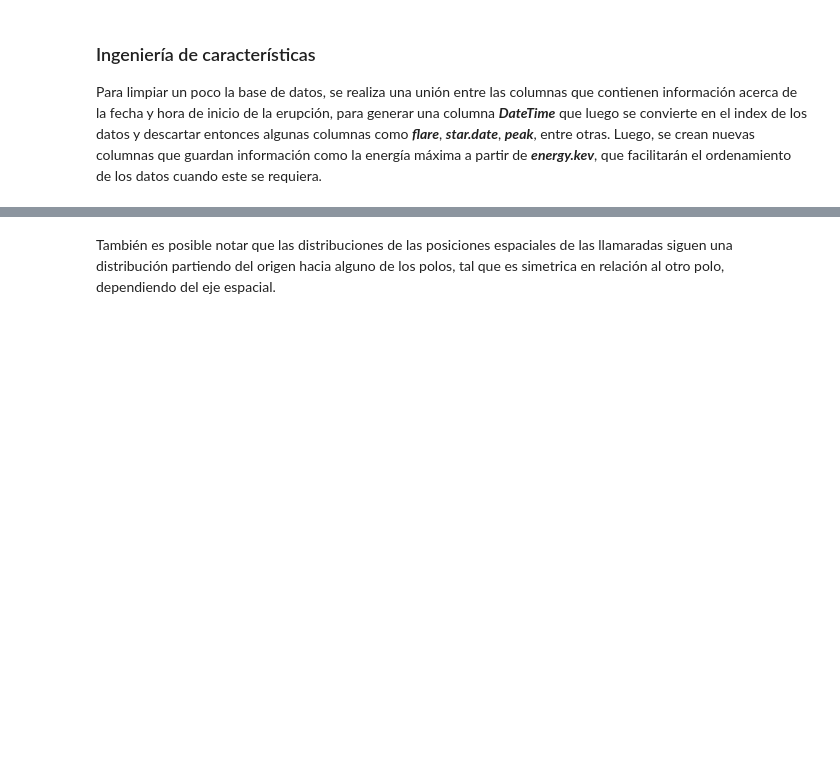
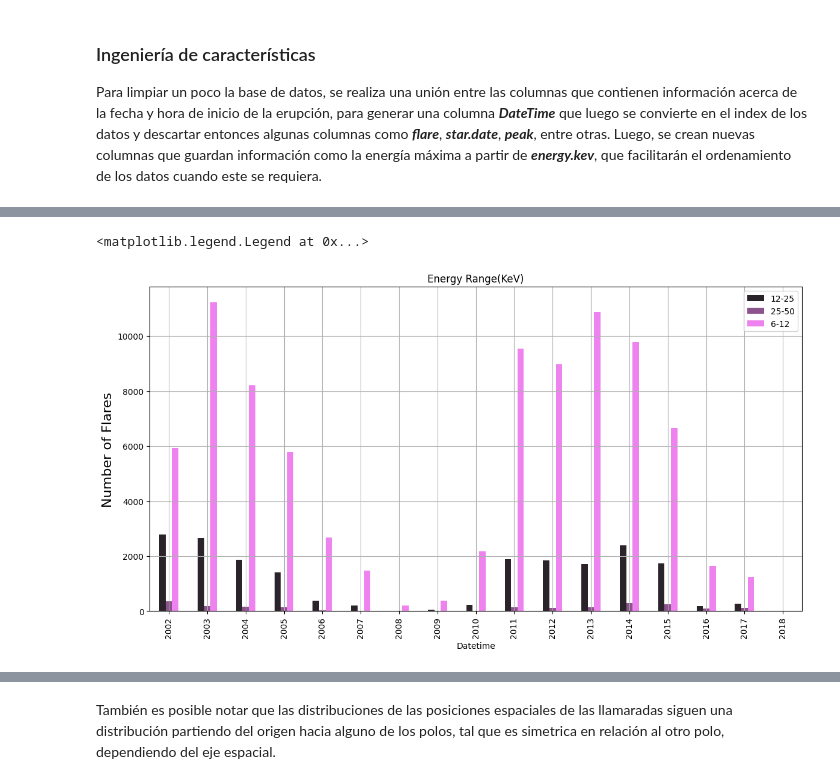
Before and after one commit to Exploratory-Data-Analiysis/Exam_1, a Jupyter notebook: ML_SolarFlares.ipynb, the cells around one changed output, grey strips where cells are left out. Saved outputs shown, nothing was run; the diff lists cells and outputs as text; code cells hidden in the pictures; blank space fills up the shorter version.

```diff
--- a/ML_SolarFlares.ipynb
+++ b/ML_SolarFlares.ipynb
@@ -66,0 +119,7 @@ Como primer análisis a los datos, se busca estudiar si existe alguna relación
+# %%
+dfenergy.groupby([dfenergy.index.year])['energy.kev'].value_counts().unstack().plot(kind='bar', figsize=(14,7), title='Energy Range(KeV)', grid=True)
+plt.ylabel('Number of Flares', fontsize=16)
+plt.legend(loc='best', prop={'size': 10})
+# %% [output]
+<matplotlib.legend.Legend at 0x...>
+[figure, added]
```
Also changed, not shown: parts of 69 cells of this notebook, 2 other files.
